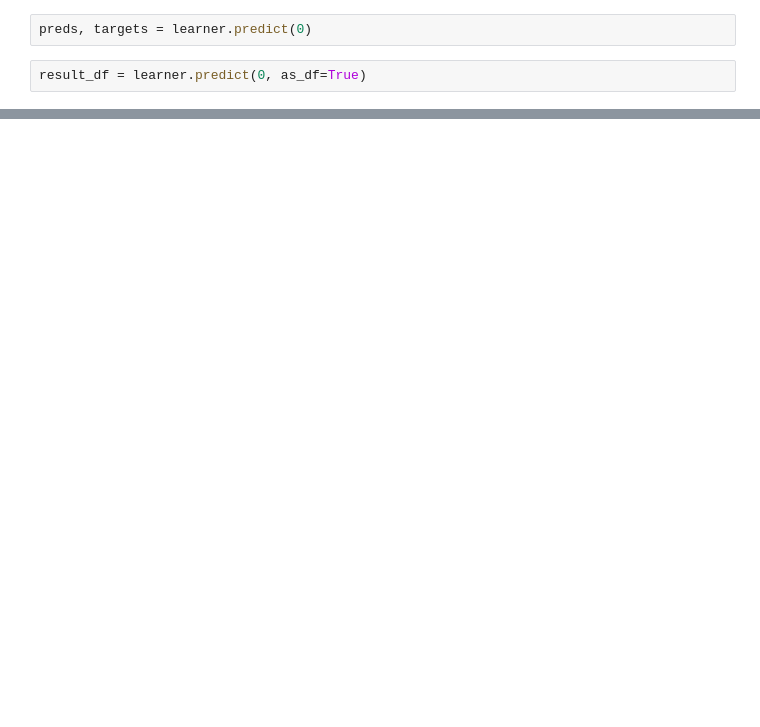
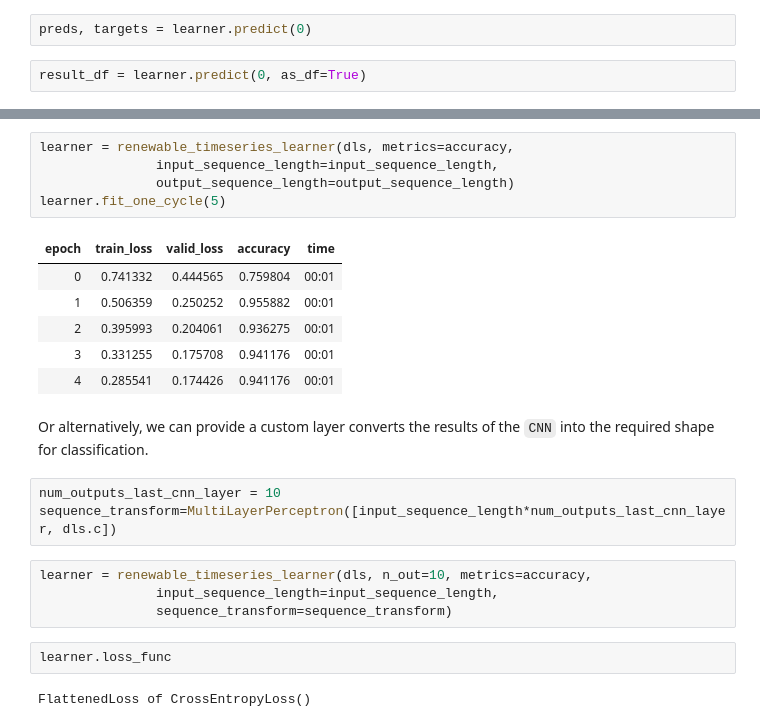
Before and after one commit to scribbler00/fastrenewables, a Jupyter notebook: nbs/08_timeseries.learner.ipynb, the cells around one changed output, grey strips where cells are left out. Saved outputs shown, nothing was run; the diff lists cells and outputs as text; blank space fills up the shorter version.

Commit message:
extended cnn for classification

```diff
--- a/nbs/08_timeseries.learner.ipynb
+++ b/nbs/08_timeseries.learner.ipynb
@@ -231,0 +303,25 @@ plt.legend()
+# %%
+learner = renewable_timeseries_learner(dls, metrics=accuracy,
+               input_sequence_length=input_sequence_length,
+               output_sequence_length=output_sequence_length)
+learner.fit_one_cycle(5)
+# %% [output]
+| epoch | train_loss | valid_loss | accuracy | time |
+| 0 | 0.741332 | 0.444565 | 0.759804 | 00:01 |
+| 1 | 0.506359 | 0.250252 | 0.955882 | 00:01 |
+| 2 | 0.395993 | 0.204061 | 0.936275 | 00:01 |
+| 3 | 0.331255 | 0.175708 | 0.941176 | 00:01 |
+| 4 | 0.285541 | 0.174426 | 0.941176 | 00:01 |
+# %% [markdown]
+Or alternatively, we can provide a custom layer converts the results of the `CNN` into the required shape for classification.
+# %%
+num_outputs_last_cnn_layer = 10
+sequence_transform=MultiLayerPerceptron([input_sequence_length*num_outputs_last_cnn_layer, dls.c])
+# %%
+learner = renewable_timeseries_learner(dls, n_out=10, metrics=accuracy,
+               input_sequence_length=input_sequence_length,
+               sequence_transform=sequence_transform)
+# %%
+learner.loss_func
+# %% [output]
+FlattenedLoss of CrossEntropyLoss()
```
Also changed, not shown: parts of 33 cells of this notebook, 14 other files.
